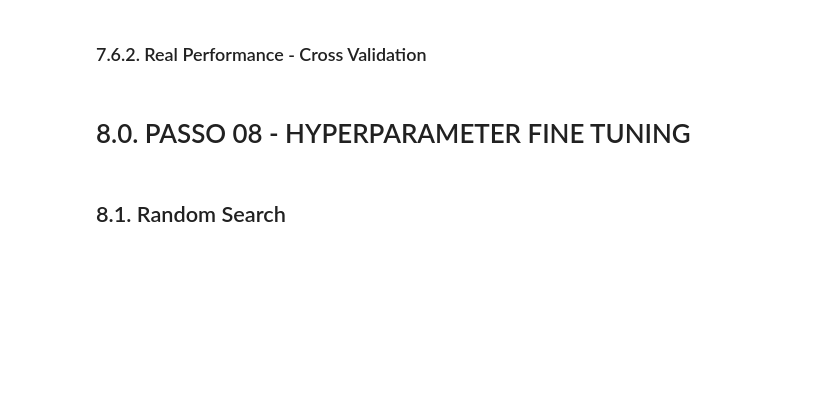
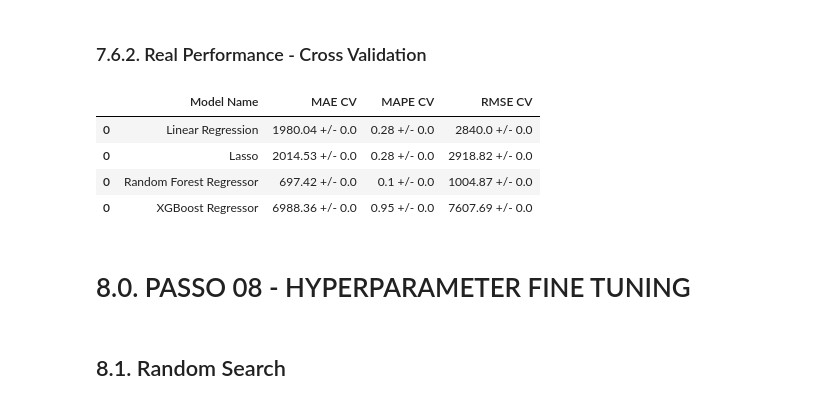
Before and after one commit to alexandrecalmon/DataScience_Em_Producao, a Jupyter notebook: m10_v01_store_sales_prediction.ipynb, the cells around one changed output. Drawn from its saved outputs; the diff is of its cells as text; code cells hidden in the pictures; blank space fills up the shorter version.

```diff
--- a/m10_v01_store_sales_prediction.ipynb
+++ b/m10_v01_store_sales_prediction.ipynb
@@ -1141,5 +1222,5 @@ baseline_result
 # %% [markdown]
 ### 7.3.1. Lasso - Cross Validation
 # %%
-# lrr_result_cv = cross_validation(x_training, 1, 'Lasso', lrr, verbose=False )
-# lrr_result_cv
+lrr_result_cv = cross_validation(x_training, 1, 'Lasso', lrr, verbose=False )
+lrr_result_cv
@@ -1158,5 +1245,5 @@ baseline_result
 # %% [markdown]
 ### 7.4.1. Random Forest Regresso - Croos Validation
 # %%
-# rf_result_cv = cross_validation(x_training,1, 'Random Forest Regressor', rf, verbose=True )
-# rf_result_cv
+rf_result_cv = cross_validation(x_training,1, 'Random Forest Regressor', rf, verbose=True )
+rf_result_cv
@@ -1192,8 +1297,14 @@ xgb_result_cv
 # %% [markdown]
 ### 7.6.2. Real Performance - Cross Validation
 # %%
-# modelling_result_cv = pd.concat( [lr_result_cv, lrr_result_cv, rf_result_cv, xgb_result_cv])
-# modelling_result_cv
+modelling_result_cv = pd.concat( [lr_result_cv, lrr_result_cv, rf_result_cv, xgb_result_cv])
+modelling_result_cv
+# %% [output]
+|  | Model Name | MAE CV | MAPE CV | RMSE CV |
+| 0 | Linear Regression | 1980.04 +/- 0.0 | 0.28 +/- 0.0 | 2840.0 +/- 0.0 |
+| 0 | Lasso | 2014.53 +/- 0.0 | 0.28 +/- 0.0 | 2918.82 +/- 0.0 |
+| 0 | Random Forest Regressor | 697.42 +/- 0.0 | 0.1 +/- 0.0 | 1004.87 +/- 0.0 |
+| 0 | XGBoost Regressor | 6988.36 +/- 0.0 | 0.95 +/- 0.0 | 7607.69 +/- 0.0 |
 # %% [markdown]
 # 8.0. PASSO 08 - HYPERPARAMETER FINE TUNING
 # %% [markdown]
```
Also changed, not shown: parts of 44 cells of this notebook, 6 other files.
